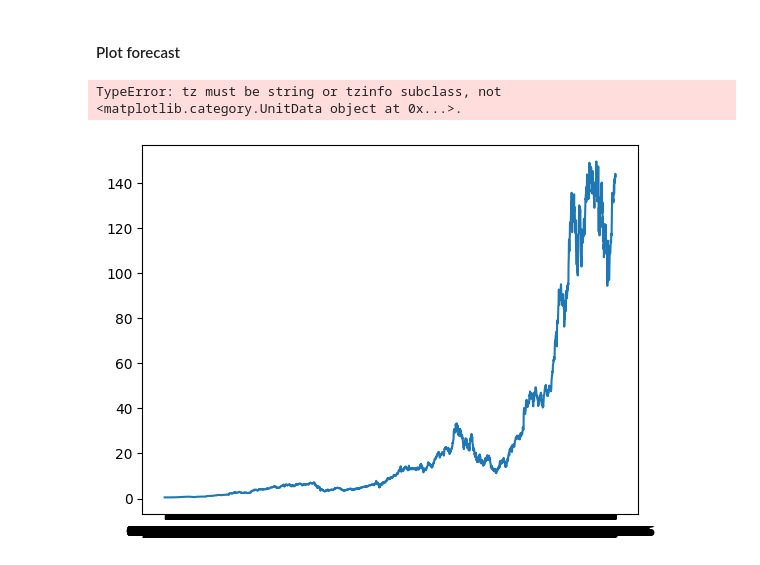
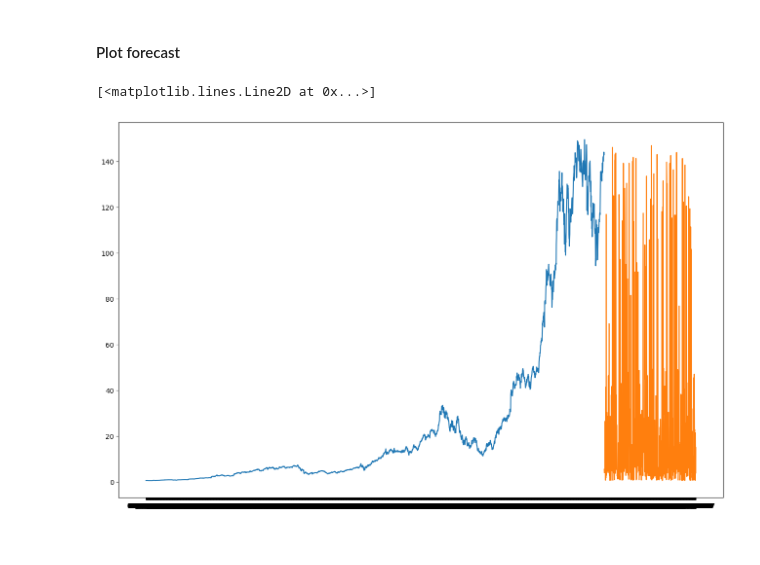
Before and after one commit to aboodmm/stock-price-forecast, a Jupyter notebook: forecast.ipynb, the cells around one changed output. Drawn from its saved outputs; the diff is of its cells as text; code cells hidden in the pictures.

Commit message:
generate plot of forecasted results

```diff
--- a/forecast.ipynb
+++ b/forecast.ipynb
@@ -61,13 +61,16 @@ ax.plot(y_pred)
 # %% [markdown]
 #### Plot forecast
 # %%
-fut_range = pd.date_range("2025-06-12", periods=503, freq="B")
+periods = len(y_pred)
+fut_range = pd.date_range("2025-06-12", periods=periods, freq="B")
 
 pred_df = pd.DataFrame({"Date": fut_range, "Close/Last": y_pred})
 
+pred_df["Date"] = pred_df["Date"].dt.strftime('%m/%d/%Y')
 
+plt.figure(figsize=(16, 10))
 plt.plot(plotdf["Date"], plotdf["Close/Last"])
 plt.plot(pred_df["Date"], pred_df["Close/Last"])
 # %% [output]
-TypeError: tz must be string or tzinfo subclass, not <matplotlib.category.UnitData object at 0x...>.
+[<matplotlib.lines.Line2D at 0x...>]
-[figure, old version]
+[figure, new version]
```
Also changed, not shown: parts of 1 cell of this notebook.
